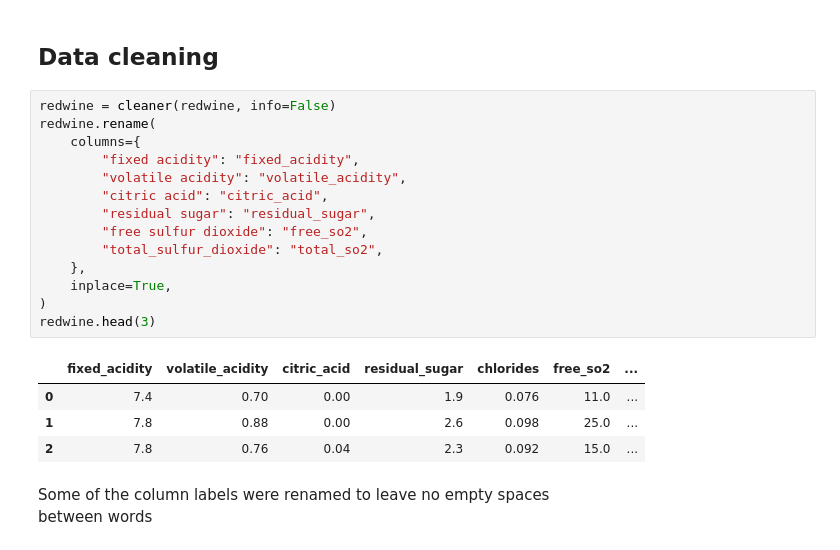
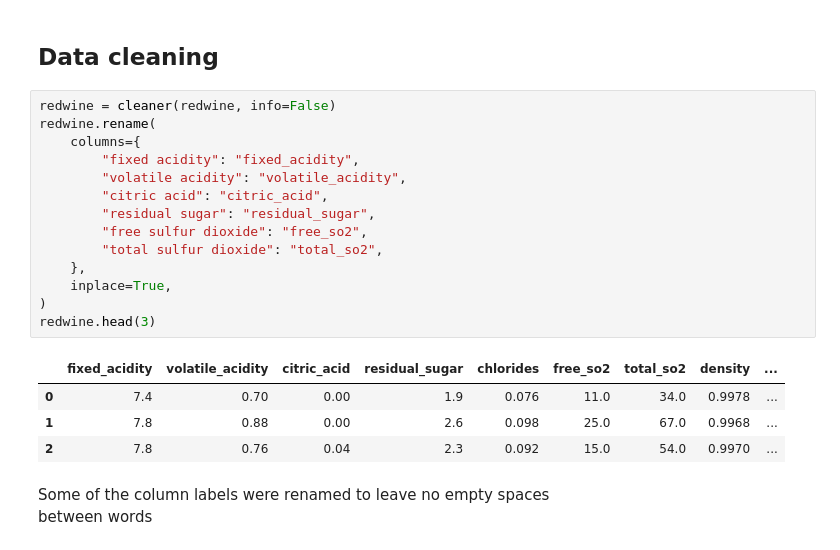
Before and after one commit to ShariYo/Modul2_Sprint3, a Jupyter notebook: project/main.ipynb, the cells around one changed output. Cells and saved outputs as stored; diff of their text form.

```diff
--- a/project/main.ipynb
+++ b/project/main.ipynb
@@ -80,22 +80,22 @@ redwine.describe().T
 # %%
 redwine = cleaner(redwine, info=False)
 redwine.rename(
     columns={
         "fixed acidity": "fixed_acidity",
         "volatile acidity": "volatile_acidity",
         "citric acid": "citric_acid",
         "residual sugar": "residual_sugar",
         "free sulfur dioxide": "free_so2",
-        "total_sulfur_dioxide": "total_so2",
+        "total sulfur dioxide": "total_so2",
     },
     inplace=True,
 )
 redwine.head(3)
 # %% [output]
-|  | fixed_acidity | volatile_acidity | citric_acid | residual_sugar | chlorides | free_so2 | ... |
-| 0 | 7.4 | 0.70 | 0.00 | 1.9 | 0.076 | 11.0 | ... |
-| 1 | 7.8 | 0.88 | 0.00 | 2.6 | 0.098 | 25.0 | ... |
-| 2 | 7.8 | 0.76 | 0.04 | 2.3 | 0.092 | 15.0 | ... |
+|  | fixed_acidity | volatile_acidity | citric_acid | residual_sugar | chlorides | free_so2 | total_so2 | density | ... |
+| 0 | 7.4 | 0.70 | 0.00 | 1.9 | 0.076 | 11.0 | 34.0 | 0.9978 | ... |
+| 1 | 7.8 | 0.88 | 0.00 | 2.6 | 0.098 | 25.0 | 67.0 | 0.9968 | ... |
+| 2 | 7.8 | 0.76 | 0.04 | 2.3 | 0.092 | 15.0 | 54.0 | 0.9970 | ... |
 # %% [markdown]
 Some of the column labels were renamed to leave no empty spaces
 between words
```
Also changed, not shown: parts of 13 cells of this notebook, 1 other file.
